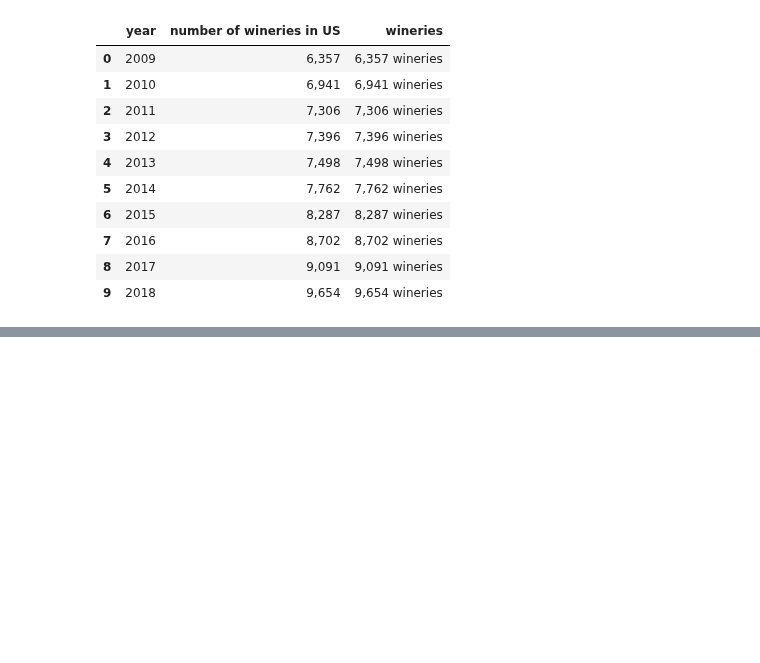
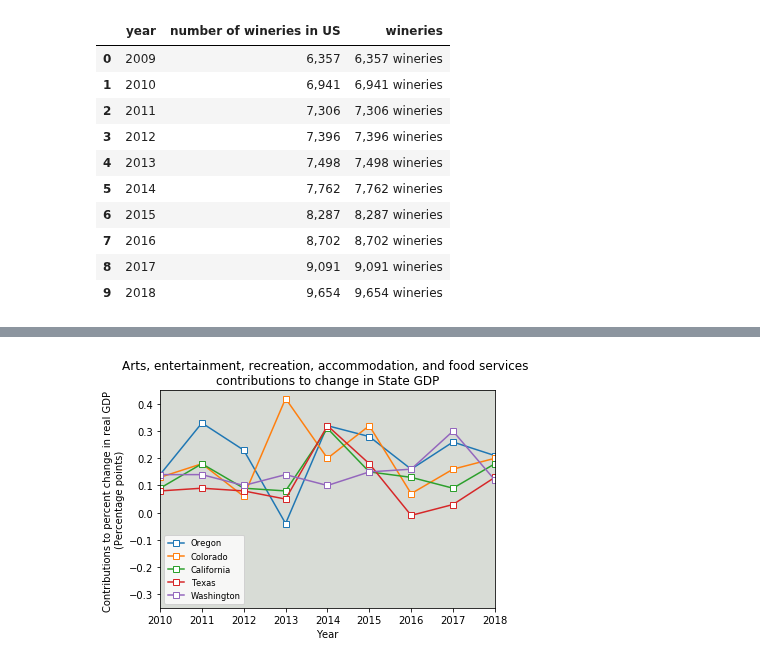
Before and after one commit to epayne323/ProjectOneRepo, a Jupyter notebook: Notebooks/Working_Analysis_Plots_RM.ipynb, the cells around one changed output, grey strips where cells are left out. Cells and saved outputs as stored; diff of their text form; code cells hidden in the pictures; blank space fills up the shorter version.

```diff
--- a/Notebooks/Working_Analysis_Plots_RM.ipynb
+++ b/Notebooks/Working_Analysis_Plots_RM.ipynb
@@ -246,0 +253,4 @@ plt.show()
+# %%
+rec_GDP = pd.read_csv(os.path.join("..","Data","Clean","GDP_recreational_data_Clean.csv"))
+rec_GDP_df = pd.DataFrame(rec_GDP)
+rec_GDP_df
@@ -246,0 +276,3 @@ plt.show()
+# %%
+rec_GDP_df = rec_GDP_df.loc[rec_GDP_df['GeoName'].isin(["California", "Colorado", "Oregon","Texas","Washington"])]
+rec_GDP_df.head()
@@ -246,0 +287,22 @@ plt.show()
+# %%
+rec_GDP_df = rec_GDP_df.drop(['GeoFips',
+'1998',
+'1999',
+'2000',
+'2001',
+'2002',
+'2003',
+'2004',
+'2005',
+'2006',
+'2007',
+'2008',
+'2009',
+'% Change 2009 to 2018',
+'% Change 2008 to 2017',
+'% Change 1998 to 2017'], axis=1)
+# %%
+rec_GDP_df=rec_GDP_df.set_index('GeoName')
+rec_GDP_df=rec_GDP_df.transpose()
+rec_GDP_df = rec_GDP_df[['Oregon','Colorado','California','Texas','Washington']]
+rec_GDP_df
@@ -246,0 +320,11 @@ plt.show()
+# %%
+ax = rec_GDP_df.plot.line(marker='s', mfc='white',linestyle='-',title="Arts, entertainment, recreation, accommodation, and food services \ncontributions to change in State GDP")
+ax.legend(fontsize='small', loc='lower left')
+ax.set_ylabel("Contributions to percent change in real GDP \n(Percentage points)")
+ax.set_xlabel("Year")
+plt.ylim(-.35, .45)
+ax.set_facecolor("xkcd:light grey")
+plt.savefig(os.path.join("..","Images","GDP_Impact.png"),bbox_inches="tight")
+plt.show()
+# %% [output]
+[figure, added]
```
Also changed, not shown: parts of 14 cells of this notebook, 8 other files.
